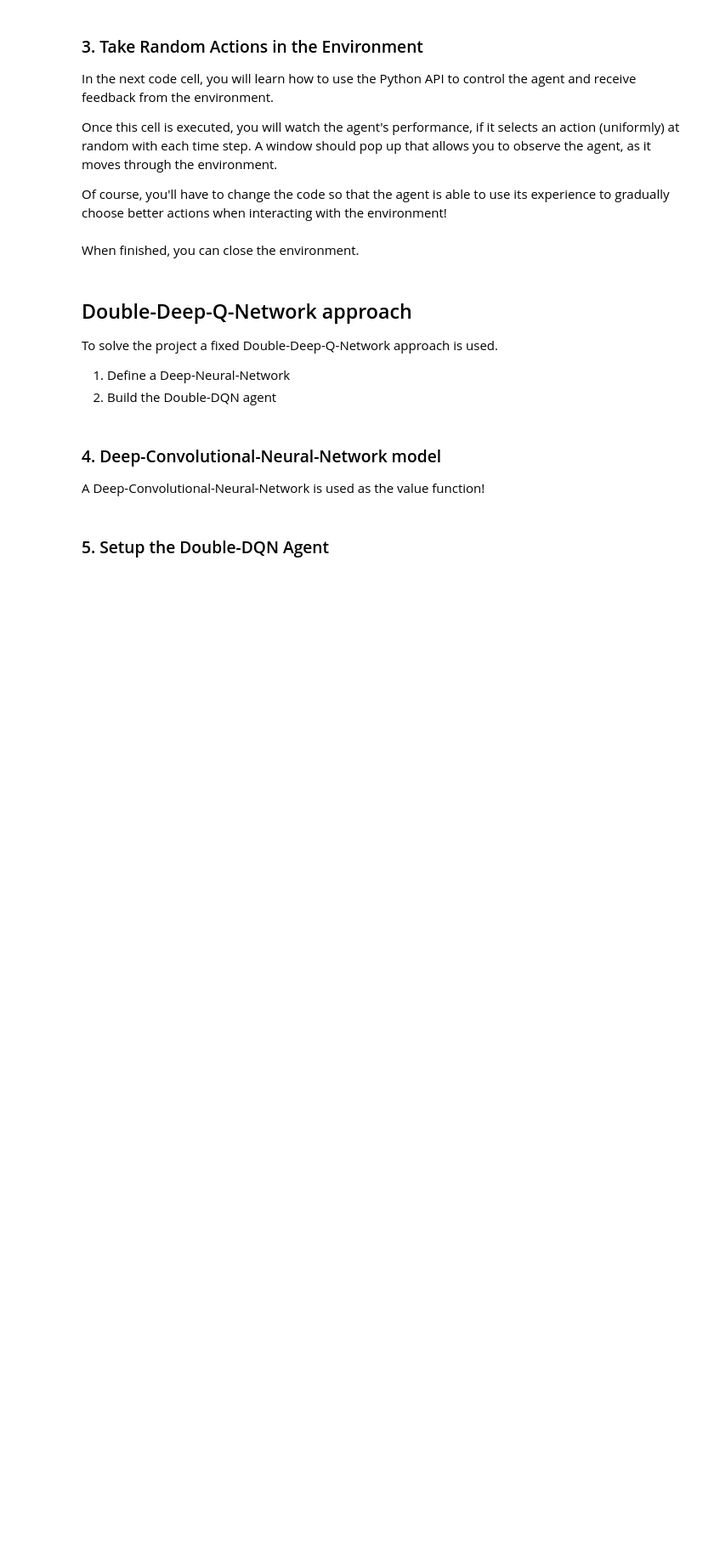
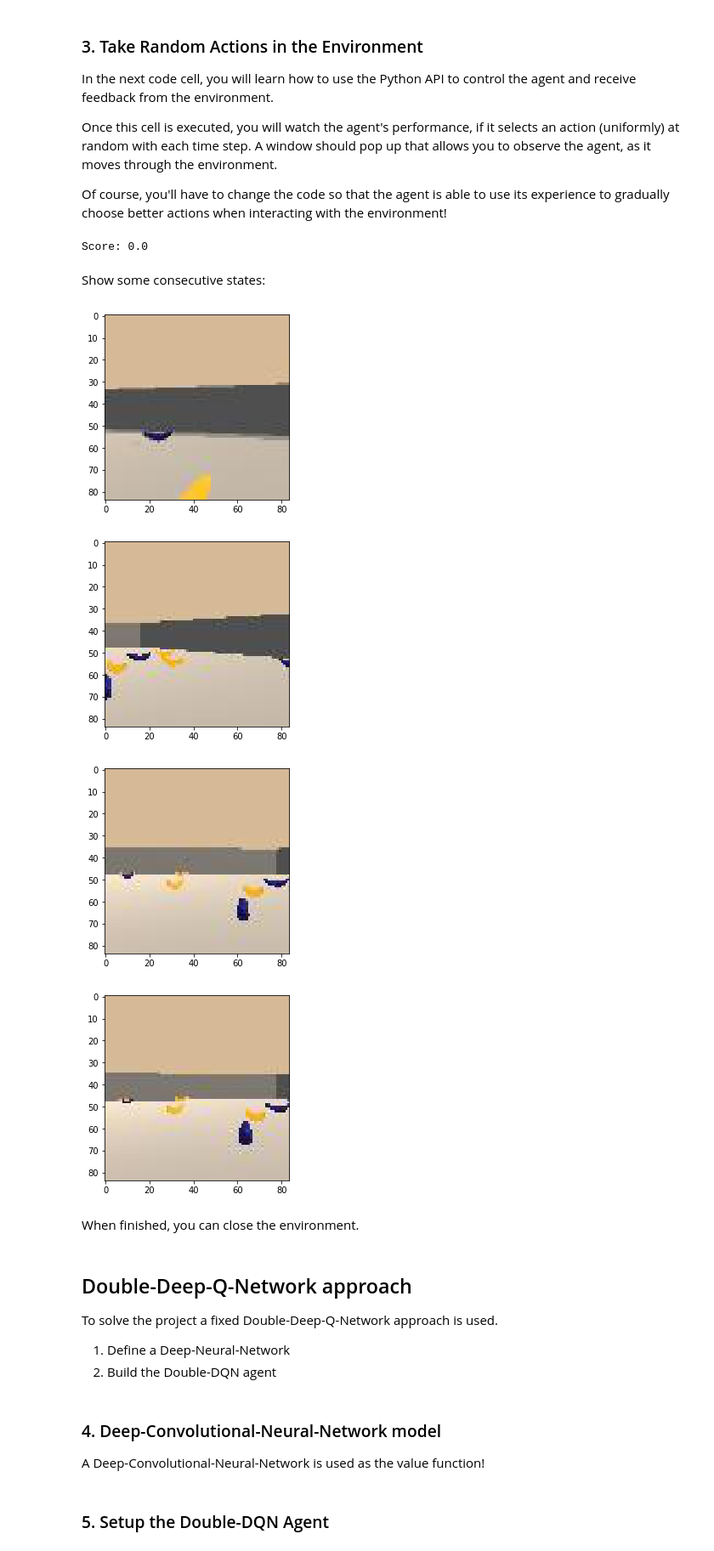
Before and after one commit to faberfred/drl-navigation-project, a Jupyter notebook: Navigation_Pixels.ipynb, the cells around one changed output. Shown: that part at 85% size. Cells and saved outputs as stored; diff of their text form; code cells hidden in the pictures; blank space fills up the shorter version.

Commit message:
feat: store and show consecutive frames

```diff
--- a/Navigation_Pixels.ipynb
+++ b/Navigation_Pixels.ipynb
@@ -83,9 +127,9 @@ Once this cell is executed, you will watch the agent's performance, if it select
 
 Of course, you'll have to change the code so that the agent is able to use its experience to gradually choose better actions when interacting with the environment!
 # %%
-env_info = env.reset(train_mode=False)[brain_name] # reset the environment
+env_info = env.reset(train_mode=True)[brain_name] # reset the environment
 state = env_info.visual_observations[0]            # get the current state
-states = [state]
+states = [state]                                   # collect some consecutive states
 score = 0                                          # initialize the score
 while True:
     action = np.random.randint(action_size)        # select an action
@@ -95,11 +139,29 @@ while True:
     done = env_info.local_done[0]                  # see if episode has finished
     score += reward                                # update the score
     state = next_state                             # roll over the state to next time step
-    states.append(state)
+    states.append(state)                           # collect some consecutive states
     if done:                                       # exit loop if episode finished
         break
 
 print("Score: {}".format(score))
+# %% [output]
+Score: 0.0
+# %% [markdown]
+Show some consecutive states:
+# %%
+plt.imshow(np.squeeze(states[0]))
+plt.show()
+plt.imshow(np.squeeze(states[1]))
+plt.show()
+plt.imshow(np.squeeze(states[2]))
+plt.show()
+plt.imshow(np.squeeze(states[3]))
+plt.show()
+# %% [output]
+[figure, added]
+[figure, added]
+[figure, added]
+[figure, added]
 # %% [markdown]
 When finished, you can close the environment.
 # %%
```
Also changed, not shown: parts of 6 cells of this notebook.
